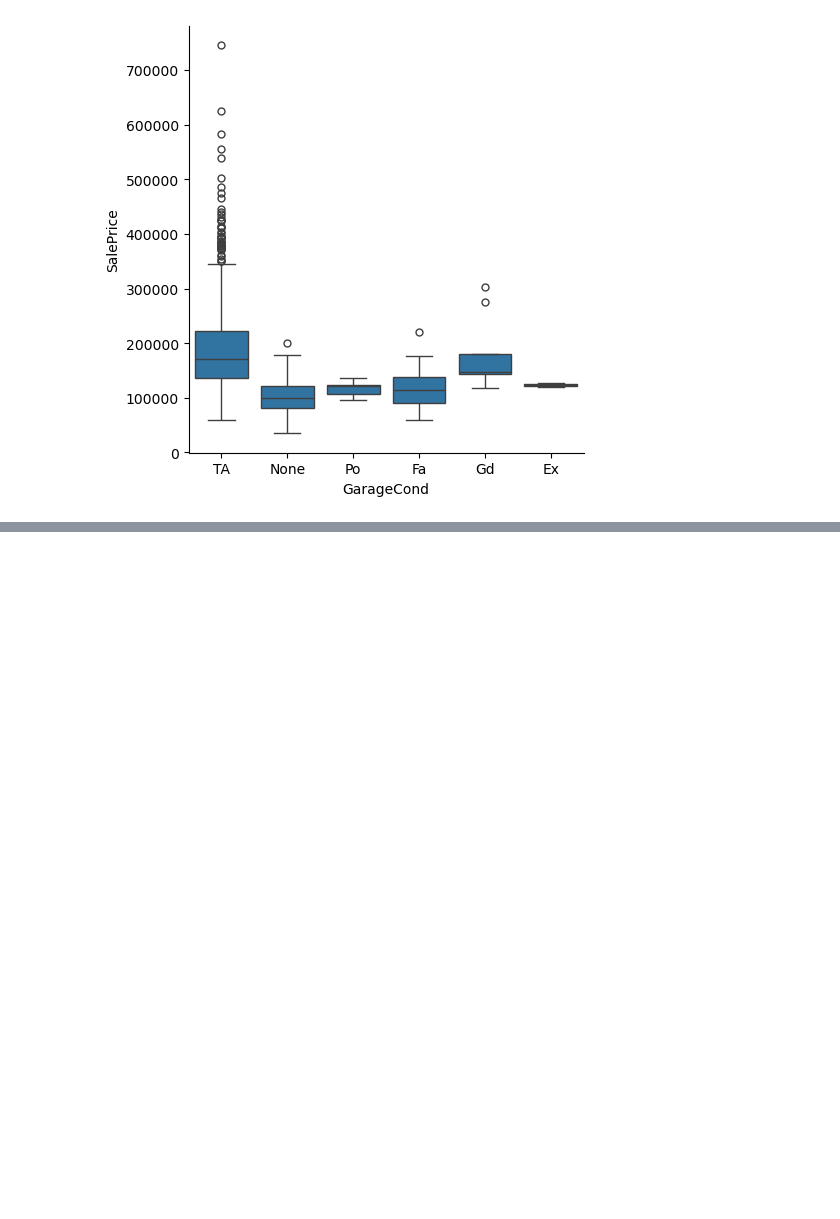
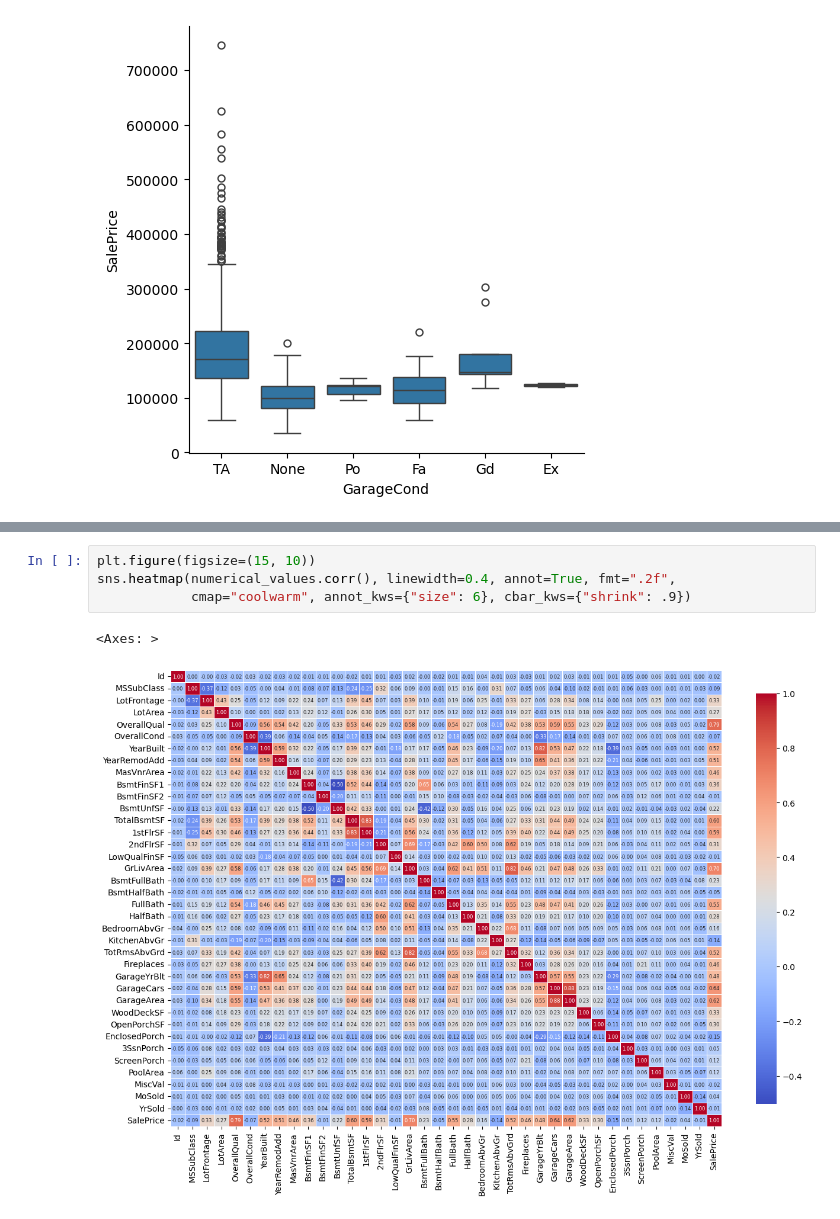
Before and after one commit to felixfaruix/kaggle-competitions, a Jupyter notebook: notebooks/HousePrices/house_prices_regression.ipynb, the cells around one changed output, grey strips where cells are left out. Drawn from its saved outputs; the diff is of its cells as text; blank space fills up the shorter version.

```diff
--- a/notebooks/HousePrices/house_prices_regression.ipynb
+++ b/notebooks/HousePrices/house_prices_regression.ipynb
@@ -445,3 +523,10 @@ feature_values_df
+# %%
+plt.figure(figsize=(15, 10))
+sns.heatmap(numerical_values.corr(), linewidth=0.4, annot=True, fmt=".2f",
+            cmap="coolwarm", annot_kws={"size": 6}, cbar_kws={"shrink": .9})
+# %% [output]
+<Axes: >
+[figure, added]
 # %%
 from sklearn.preprocessing import StandardScaler
 from sklearn.pipeline import Pipeline
```
Also changed, not shown: parts of 16 cells of this notebook.
